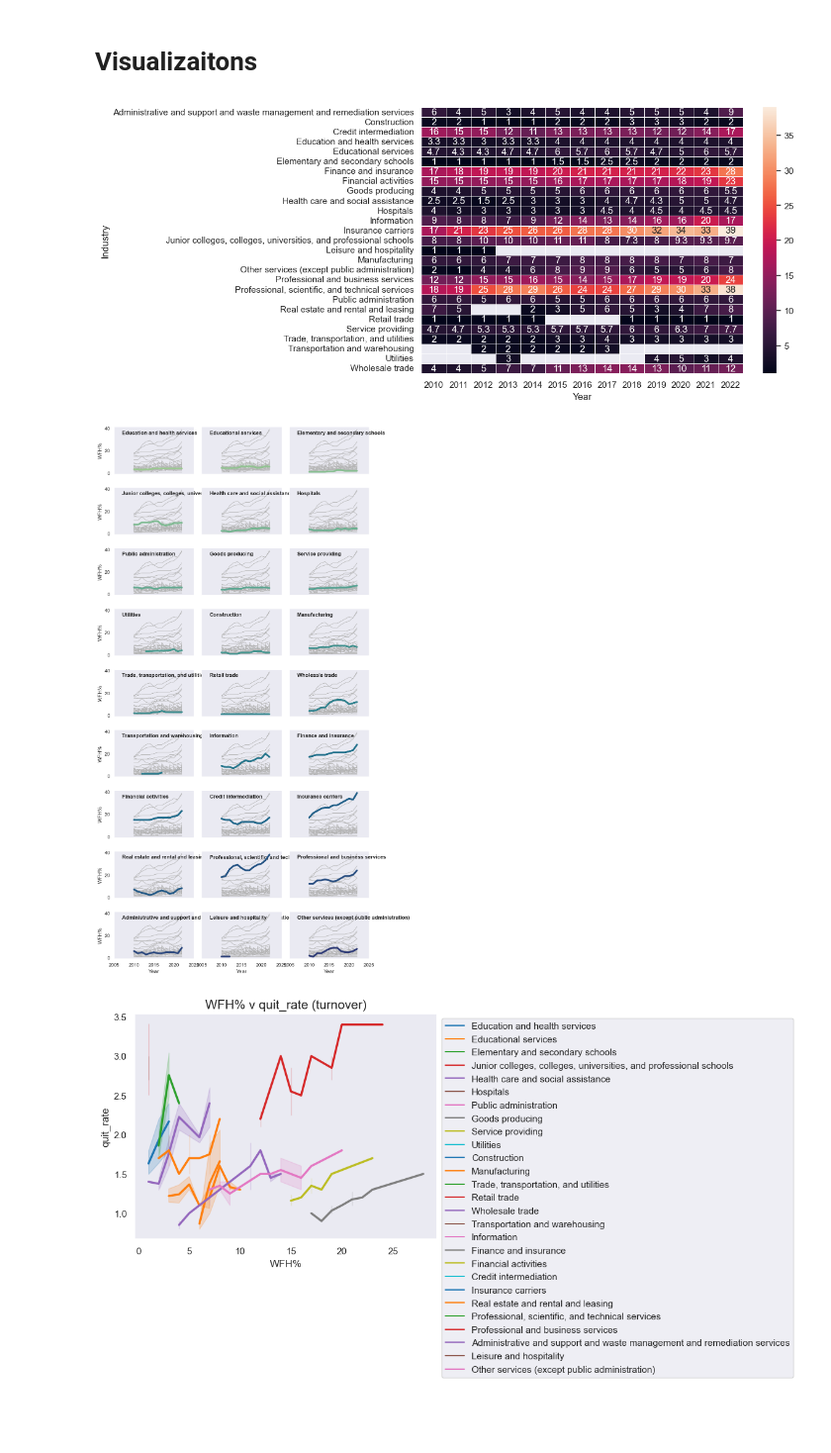
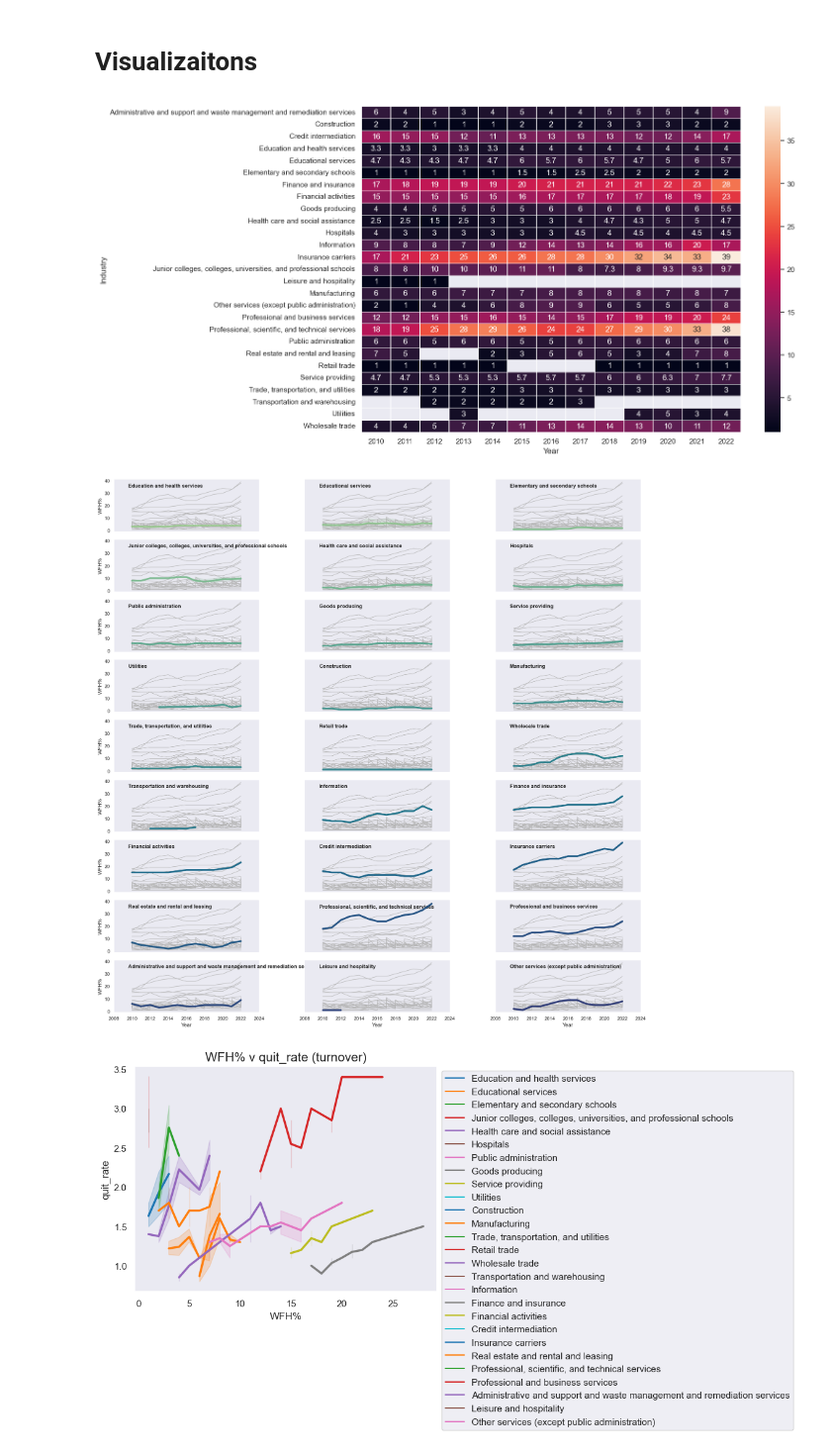
Before and after one commit to andrewschac/stash-ka, a Jupyter notebook: build_sample.ipynb, the cells around one changed output. Shown at 99% size. Drawn from its saved outputs; the diff is of its cells as text; code cells hidden in the pictures; blank space fills up the shorter version.

```diff
--- a/build_sample.ipynb
+++ b/build_sample.ipynb
@@ -235,18 +235,18 @@ complete_dataset
 # %%
 import matplotlib.pyplot as plt
 import seaborn as sns
 sns.set_theme()
 
 # create pivot table
 complete_subset = complete_dataset[['Year', 'Industry','WFH%']]
 complete_subset_pivot = complete_subset.pivot_table("WFH%", "Industry", "Year")
 
 # Draw a heatmap with the numeric values of WFH% in each cell
-f, ax = plt.subplots(figsize=(9, 6))
+f, ax = plt.subplots(figsize=(13, 9))
 sns.heatmap(complete_subset_pivot, annot=True, linewidths=.5, ax=ax)
 f.savefig('../stash-ka/pics/heatmap.jpg', bbox_inches='tight', dpi=150)
 # %% [output]
-[figure, old version]
+[figure, new version]
 # %%
 import seaborn as sns
 
@@ -257,7 +257,7 @@ g = sns.relplot(
     data=complete_dataset,
     x="Year", y="WFH%", col="Industry", hue="Industry",
     kind="line", palette="crest", linewidth=4, zorder=5,
-    col_wrap=3, height=2, aspect=1.5, legend=False,
+    col_wrap=3, height=2, aspect=3, legend=False,
 )
 
 # Iterate over each subplot to customize further
@@ -273,7 +273,7 @@ for Industry, ax in g.axes_dict.items():
     )
 
 # Reduce the frequency of the x axis ticks
-ax.set_xticks(ax.get_xticks()[:5])
+ax.set_xticks(ax.get_xticks()[0:9])
 
 # Tweak the supporting aspects of the plot
 g.set_titles("")
@@ -281,7 +281,7 @@ g.set_axis_labels("Year", "WFH%")
 g.tight_layout()
 g.savefig('../stash-ka/pics/multiple_time_series.jpg', bbox_inches='tight', dpi=150)
 # %% [output]
-[figure, old version]
+[figure, new version]
 # %%
 complete_dataset_subset2 =  complete_dataset.drop('Year', axis=1)
 # %%
```
Also changed, not shown: 2 other files.
